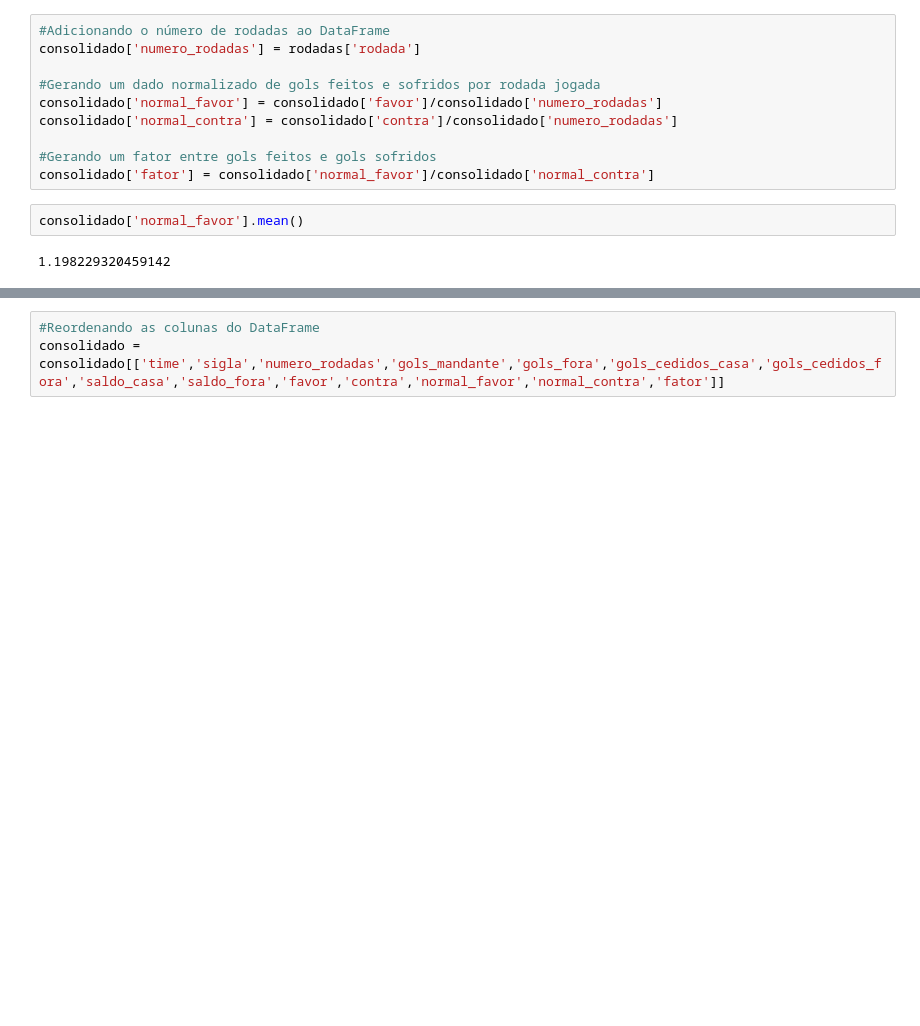
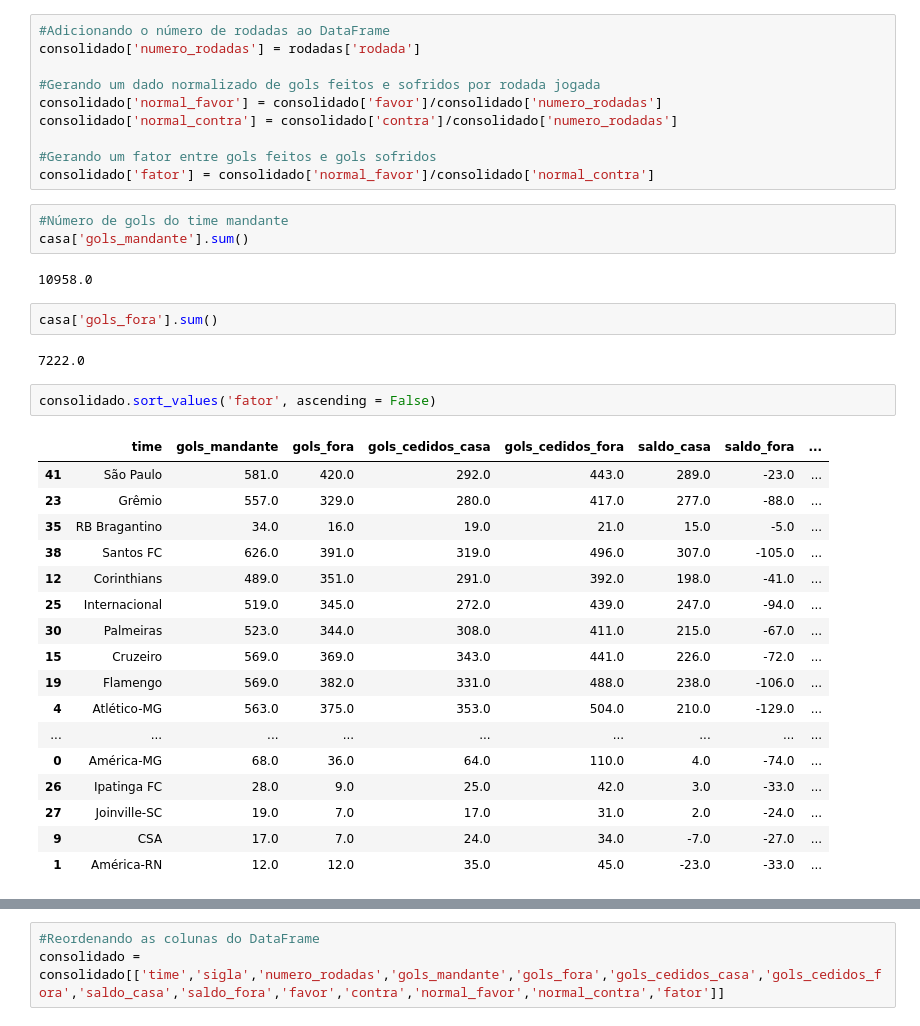
Before and after one commit to GuilhermeCarv/Brasileirao, a Jupyter notebook: Brasileirao.ipynb, the cells around one changed output, grey strips where cells are left out. Cells and saved outputs as stored; diff of their text form; blank space fills up the shorter version.

```diff
--- a/Brasileirao.ipynb
+++ b/Brasileirao.ipynb
@@ -210,7 +219,32 @@ consolidado['normal_contra'] = consolidado['contra']/consolidado['numero_rodadas
 
 #Gerando um fator entre gols feitos e gols sofridos
 consolidado['fator'] = consolidado['normal_favor']/consolidado['normal_contra']
-# %%
-consolidado['normal_favor'].mean()
-# %% [output]
-1.198229320459142
+# %%
+#Número de gols do time mandante
+casa['gols_mandante'].sum()
+# %% [output]
+10958.0
+# %%
+casa['gols_fora'].sum()
+# %% [output]
+7222.0
+# %%
+consolidado.sort_values('fator', ascending = False)
+# %% [output]
+|  | time | gols_mandante | gols_fora | gols_cedidos_casa | gols_cedidos_fora | saldo_casa | saldo_fora | ... |
+| 41 | São Paulo | 581.0 | 420.0 | 292.0 | 443.0 | 289.0 | -23.0 | ... |
+| 23 | Grêmio | 557.0 | 329.0 | 280.0 | 417.0 | 277.0 | -88.0 | ... |
+| 35 | RB Bragantino | 34.0 | 16.0 | 19.0 | 21.0 | 15.0 | -5.0 | ... |
+| 38 | Santos FC | 626.0 | 391.0 | 319.0 | 496.0 | 307.0 | -105.0 | ... |
+| 12 | Corinthians | 489.0 | 351.0 | 291.0 | 392.0 | 198.0 | -41.0 | ... |
+| 25 | Internacional | 519.0 | 345.0 | 272.0 | 439.0 | 247.0 | -94.0 | ... |
+| 30 | Palmeiras | 523.0 | 344.0 | 308.0 | 411.0 | 215.0 | -67.0 | ... |
+| 15 | Cruzeiro | 569.0 | 369.0 | 343.0 | 441.0 | 226.0 | -72.0 | ... |
+| 19 | Flamengo | 569.0 | 382.0 | 331.0 | 488.0 | 238.0 | -106.0 | ... |
+| 4 | Atlético-MG | 563.0 | 375.0 | 353.0 | 504.0 | 210.0 | -129.0 | ... |
+| ... | ... | ... | ... | ... | ... | ... | ... | ... |
+| 0 | América-MG | 68.0 | 36.0 | 64.0 | 110.0 | 4.0 | -74.0 | ... |
+| 26 | Ipatinga FC | 28.0 | 9.0 | 25.0 | 42.0 | 3.0 | -33.0 | ... |
+| 27 | Joinville-SC | 19.0 | 7.0 | 17.0 | 31.0 | 2.0 | -24.0 | ... |
+| 9 | CSA | 17.0 | 7.0 | 24.0 | 34.0 | -7.0 | -27.0 | ... |
+| 1 | América-RN | 12.0 | 12.0 | 35.0 | 45.0 | -23.0 | -33.0 | ... |
```
Also changed, not shown: parts of 22 cells of this notebook.
